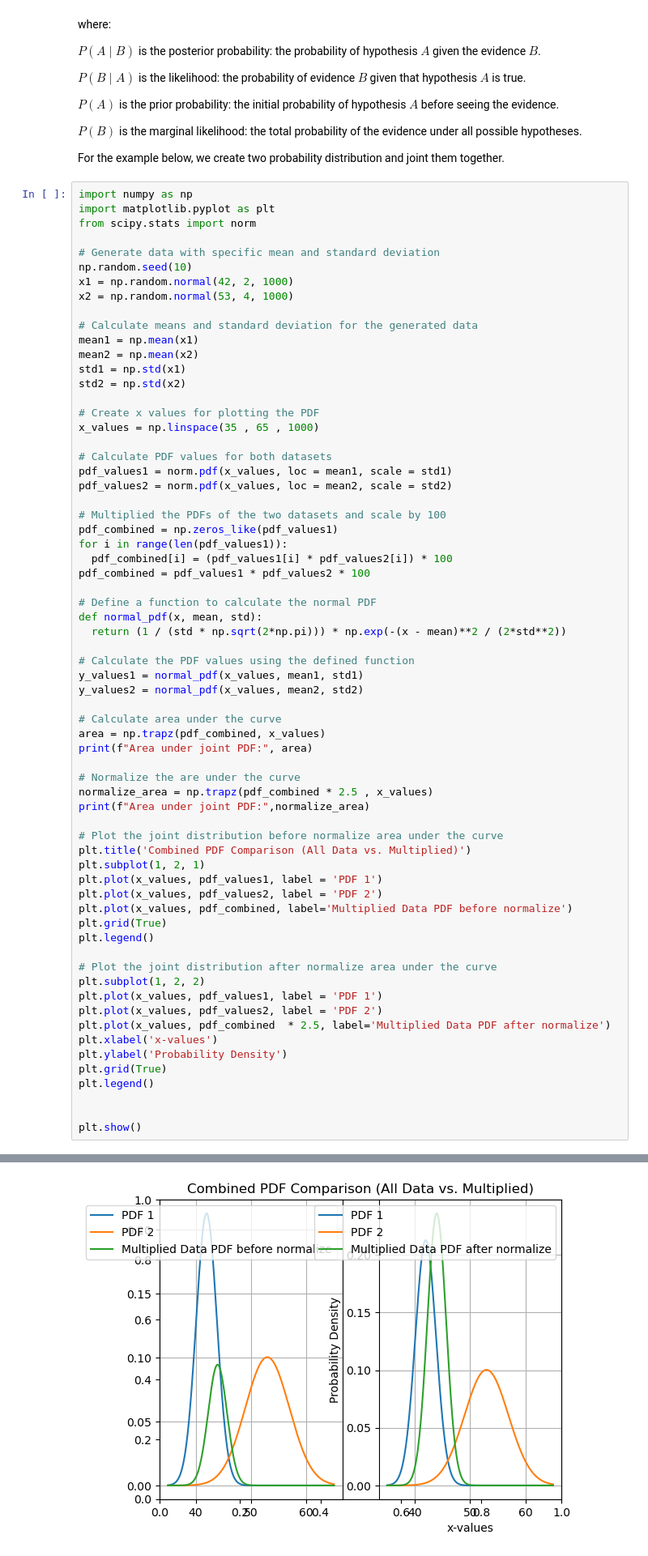
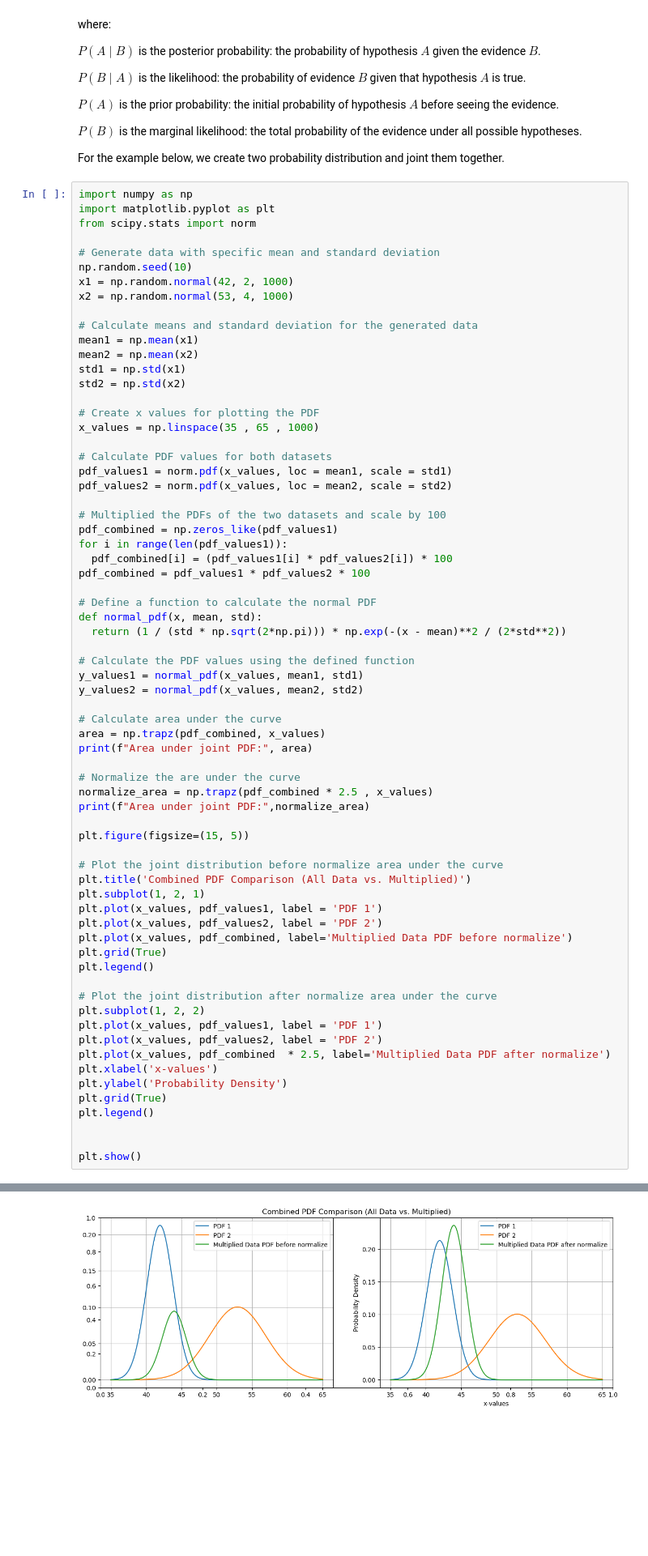
Before and after one commit to ESMS-Group-Public/FoKL-Documentation, a Jupyter notebook: FoKL Base Concepts/Probability and Bayes Theorem.ipynb, the cells around one changed output, grey strips where cells are left out. Shown: that part at 81% size. Drawn from its saved outputs; the diff is of its cells as text; blank space fills up the shorter version.

```diff
--- a/FoKL Base Concepts/Probability and Bayes Theorem.ipynb
+++ b/FoKL Base Concepts/Probability and Bayes Theorem.ipynb
@@ -60,34 +60,36 @@ area = np.trapz(pdf_combined, x_values)
 print(f"Area under joint PDF:", area)
 
 # Normalize the are under the curve
 normalize_area = np.trapz(pdf_combined * 2.5 , x_values)
 print(f"Area under joint PDF:",normalize_area)
 
+plt.figure(figsize=(15, 5))
+
 # Plot the joint distribution before normalize area under the curve
 plt.title('Combined PDF Comparison (All Data vs. Multiplied)')
 plt.subplot(1, 2, 1)
 plt.plot(x_values, pdf_values1, label = 'PDF 1')
 plt.plot(x_values, pdf_values2, label = 'PDF 2')
 plt.plot(x_values, pdf_combined, label='Multiplied Data PDF before normalize')
 plt.grid(True)
 plt.legend()
 
 # Plot the joint distribution after normalize area under the curve
 plt.subplot(1, 2, 2)
 plt.plot(x_values, pdf_values1, label = 'PDF 1')
 plt.plot(x_values, pdf_values2, label = 'PDF 2')
 plt.plot(x_values, pdf_combined  * 2.5, label='Multiplied Data PDF after normalize')
 plt.xlabel('x-values')
 plt.ylabel('Probability Density')
 plt.grid(True)
 plt.legend()
 
 
 plt.show()
 # %% [output]
 Area under joint PDF: 0.4014155725191563
 Area under joint PDF: 1.0035389312978906
-[figure, old version]
+[figure, new version]
 # %% [markdown]
 By multiplying two distribution together you get a joint distribution. We can also see where two distribution are both likely to occur, which can show as $P(A \cap B)$.
 
```
Also changed, not shown: parts of 4 cells of this notebook.
